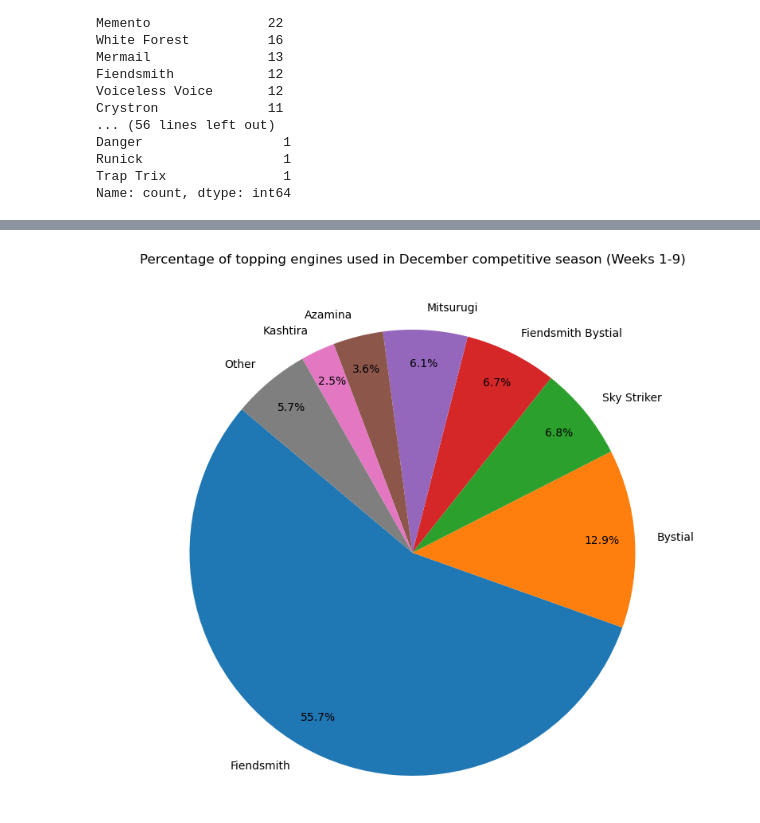
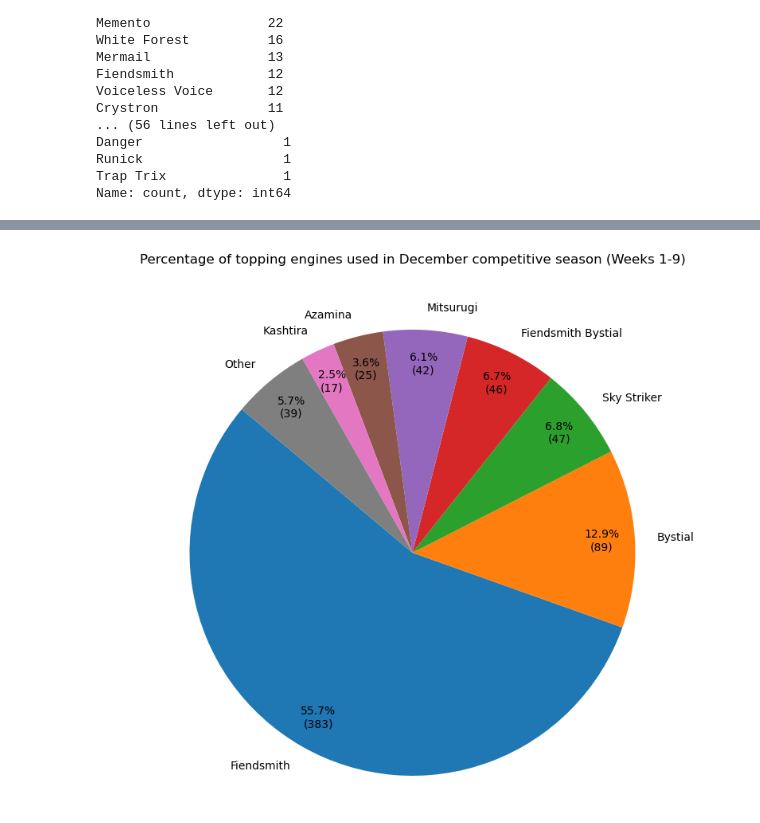
Before and after one commit to viktortrilar/data-analysis-projects, a Jupyter notebook: Yu-Gi-Oh_December_Format_Tournament_Performance.ipynb, the cells around one changed output, grey strips where cells are left out. Drawn from its saved outputs; the diff is of its cells as text; code cells hidden in the pictures.

```diff
--- a/Yu-Gi-Oh_December_Format_Tournament_Performance.ipynb
+++ b/Yu-Gi-Oh_December_Format_Tournament_Performance.ipynb
@@ -110,18 +115,19 @@ plt.show()
 # %%
 # Filter engine types with less than 15 occurrences and group them into "Other"
 other_engine = engine_count.copy()
 other_engine[other_engine < 15] = 0
-other_engine['Other'] = (deck_count < 15).sum()
+other_engine['Other'] = (engine_count < 15).sum()
 other_engine = other_engine[other_engine > 0]
 
 # Remove 'No engine' from pie chart
 other_engine = other_engine[other_engine.index != 'No Engine']
 
+total_engine = sum(other_engine)
 plt.figure(figsize=(10, 8))
-plt.pie(other_engine, labels=other_engine.index, autopct='%1.1f%%', startangle=140, pctdistance=0.85, labeldistance=1.1)
+plt.pie(other_engine, labels=other_engine.index, autopct=lambda pct:f'{pct:.1f}%\n({int(round(pct * total_engine / 100.0))})', startangle=140, pctdistance=0.85, labeldistance=1.1)
 plt.axis('equal')
 
 plt.title('Percentage of topping engines used in December competitive season (Weeks 1-9)', pad=40)
 plt.show()
 # %% [output]
-[figure, old version]
+[figure, new version]
```
Also changed, not shown: parts of 2 cells of this notebook.
